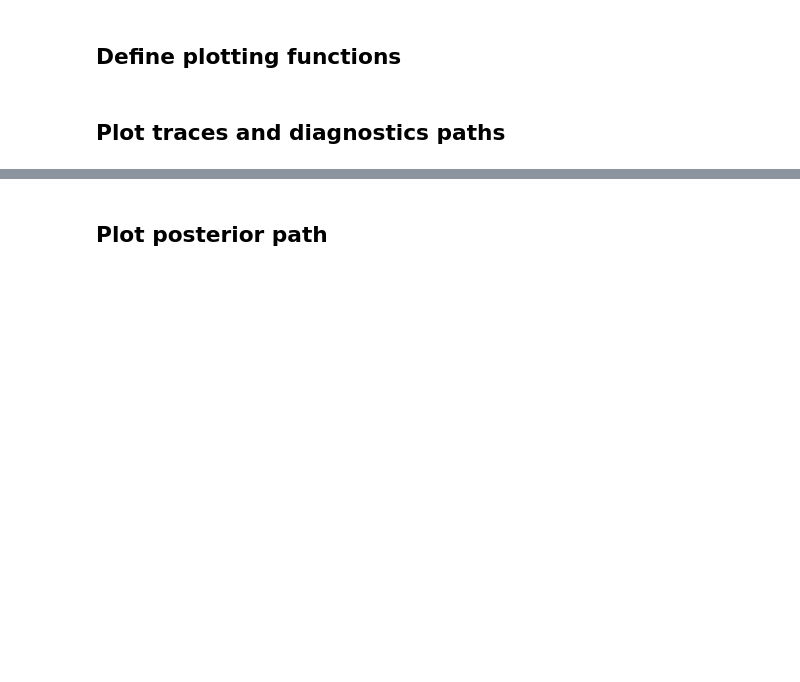
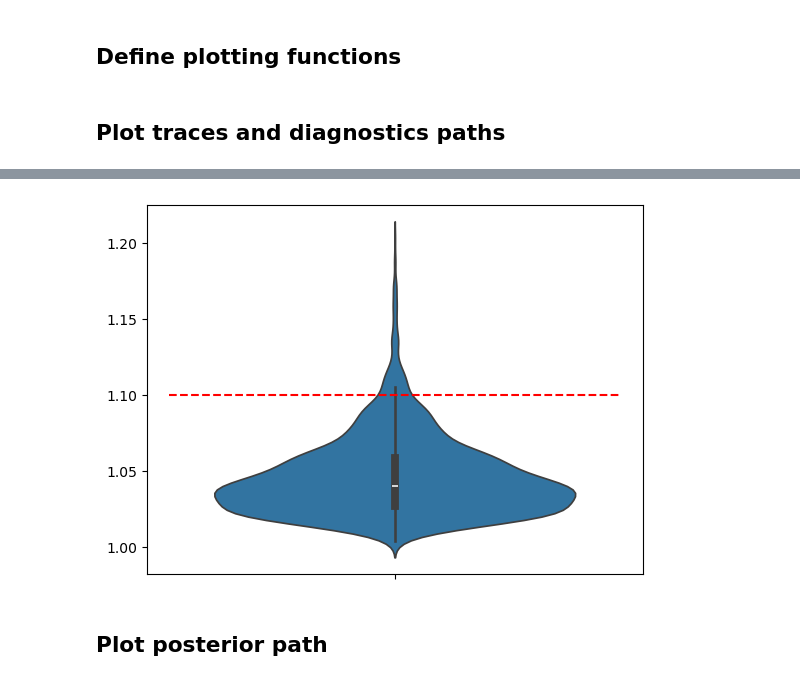
Before and after one commit to sofiastroustrup/stochastic_phylogenetic_models_of_shape, a Jupyter notebook: diagnostics.ipynb, the cells around one changed output, grey strips where cells are left out. Saved outputs shown, nothing was run; the diff lists cells and outputs as text; code cells hidden in the pictures; blank space fills up the shorter version.

```diff
--- a/diagnostics.ipynb
+++ b/diagnostics.ipynb
@@ -297,3 +272,9 @@ summary_rhat(rhats, inneridx, outpath = path + f'/summary_rhat_burnin={burnin}_M
+# %%
+sns.violinplot(np.array(rhats).flatten())
+plt.hlines(y=1.1, xmin=-0.5, xmax=0.5, color='red', linestyle='--')
+plt.savefig(path + f'/summary_rhat_allnodes_burnin={burnin}_MCMCiter={MCMC_iter}.pdf')
+# %% [output]
+[figure, added]
 # %% [markdown]
 ## Plot posterior path
 # %%
```
Also changed, not shown: parts of 18 cells of this notebook, 3 other files.
